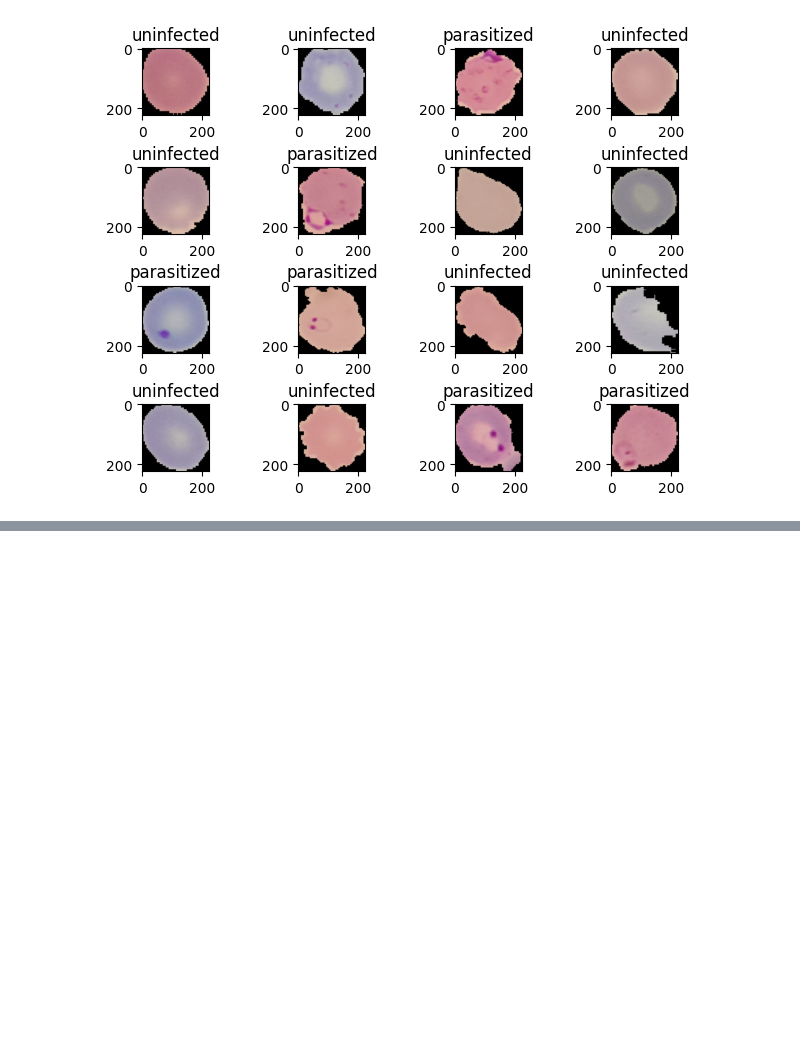
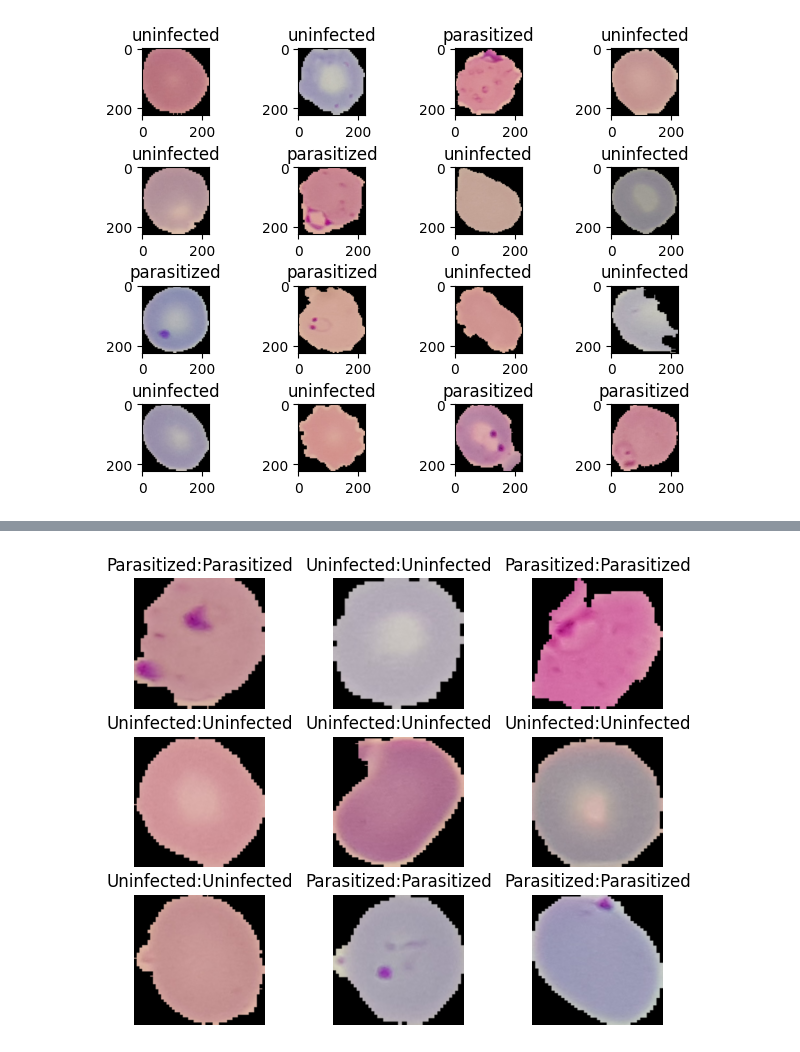
Before and after one commit to Yashvir835/tensorflow, a Jupyter notebook: cnn_for_malaria_diagnosis/malaria_detection.ipynb, the cells around one changed output, grey strips where cells are left out. Drawn from its saved outputs; the diff is of its cells as text; code cells hidden in the pictures; blank space fills up the shorter version.

```diff
--- a/cnn_for_malaria_diagnosis/malaria_detection.ipynb
+++ b/cnn_for_malaria_diagnosis/malaria_detection.ipynb
@@ -130,0 +247,2 @@ train_dataset = train_dataset.shuffle(buffer_size=8,reshuffle_each_iteration=Tru
+# %%
+test_dataset = test_dataset.batch(1)
@@ -130,0 +253,14 @@ train_dataset = train_dataset.shuffle(buffer_size=8,reshuffle_each_iteration=Tru
+# %%
+def parasite_or_not(x):
+  if(x<0.5):
+    return str("Parasitized")
+  else:
+    return str("Uninfected")
+# %%
+for i,(image,label) in enumerate(test_dataset.take(9)):
+  ax = plt.subplot(3, 3, i + 1)
+  plt.imshow(image[0])
+  plt.title(str(parasite_or_not(label.numpy()[0])) + ":" + str(parasite_or_not(model.predict(image)[0][0])))
+  plt.axis('off')
+plt.tight_layout(pad=0.4)   # pad controls spacing between images
+# %% [output]
@@ -130,0 +276 @@ train_dataset = train_dataset.shuffle(buffer_size=8,reshuffle_each_iteration=Tru
+[figure, added]
```
Also changed, not shown: parts of 13 cells of this notebook.
